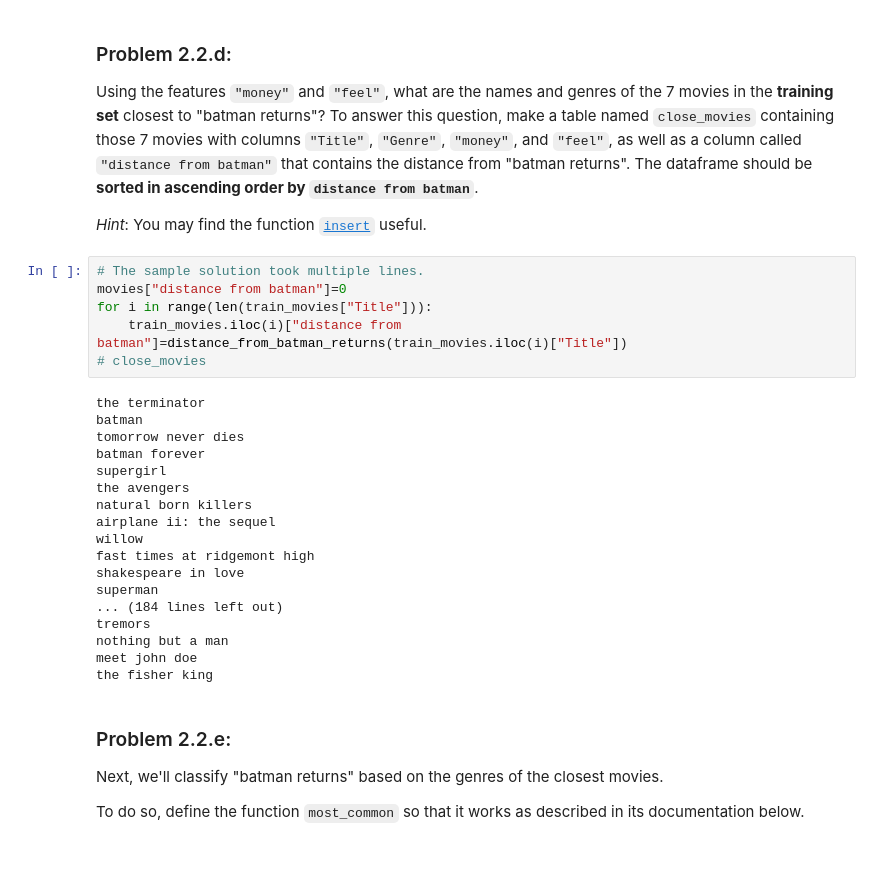
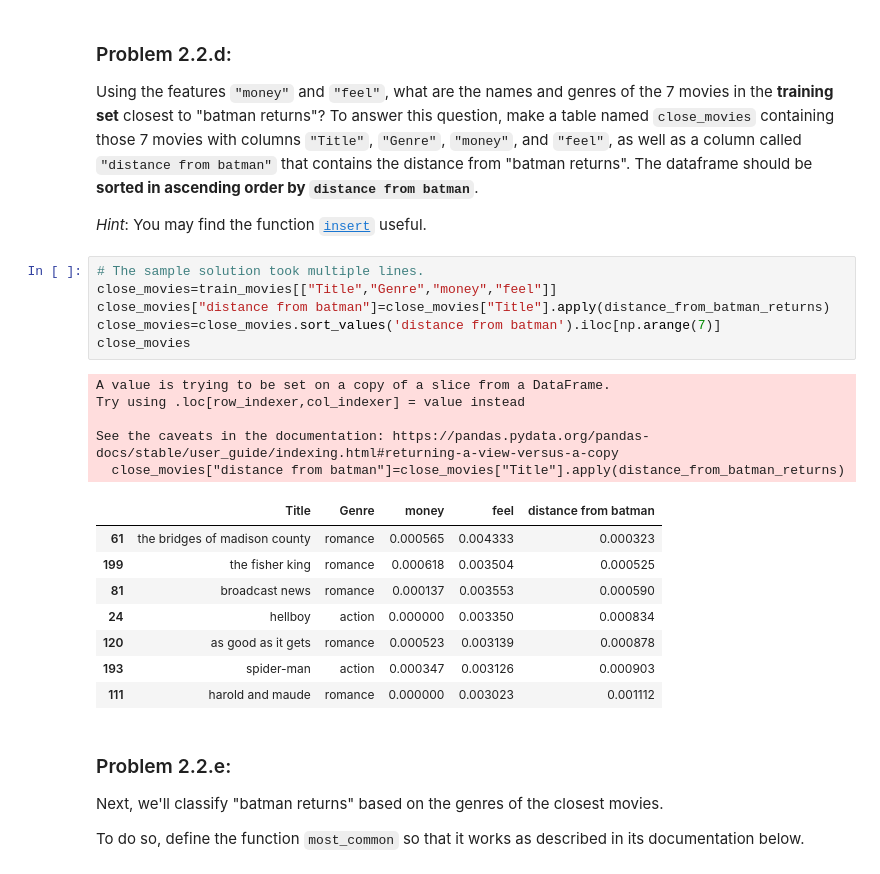
Before and after one commit to shashankd98/Binary_BH, a Jupyter notebook: assignments/assn1/assn1.ipynb, the cells around one changed output. Cells and saved outputs as stored; diff of their text form.

```diff
--- a/assignments/assn1/assn1.ipynb
+++ b/assignments/assn1/assn1.ipynb
@@ -605,28 +605,24 @@ Using the features `"money"` and `"feel"`, what are the names and genres of the
 *Hint*: You may find the function [`insert`](https://pandas.pydata.org/docs/reference/api/pandas.DataFrame.insert.html) useful.
 # %%
 # The sample solution took multiple lines.
-movies["distance from batman"]=0
-for i in range(len(train_movies["Title"])):
-    train_movies.iloc(i)["distance from batman"]=distance_from_batman_returns(train_movies.iloc(i)["Title"])
-# close_movies
+close_movies=train_movies[["Title","Genre","money","feel"]]
+close_movies["distance from batman"]=close_movies["Title"].apply(distance_from_batman_returns)
+close_movies=close_movies.sort_values('distance from batman').iloc[np.arange(7)]
+close_movies
 # %% [output]
-the terminator
-batman
-tomorrow never dies
-batman forever
-supergirl
-the avengers
-natural born killers
-airplane ii: the sequel
-willow
-fast times at ridgemont high
-shakespeare in love
-superman
-... (184 lines left out)
-tremors
-nothing but a man
-meet john doe
-the fisher king
+A value is trying to be set on a copy of a slice from a DataFrame.
+Try using .loc[row_indexer,col_indexer] = value instead
+
+See the caveats in the documentation: https://pandas.pydata.org/pandas-docs/stable/user_guide/indexing.html#returning-a-view-versus-a-copy
+  close_movies["distance from batman"]=close_movies["Title"].apply(distance_from_batman_returns)
+|  | Title | Genre | money | feel | distance from batman |
+| 61 | the bridges of madison county | romance | 0.000565 | 0.004333 | 0.000323 |
+| 199 | the fisher king | romance | 0.000618 | 0.003504 | 0.000525 |
+| 81 | broadcast news | romance | 0.000137 | 0.003553 | 0.000590 |
+| 24 | hellboy | action | 0.000000 | 0.003350 | 0.000834 |
+| 120 | as good as it gets | romance | 0.000523 | 0.003139 | 0.000878 |
+| 193 | spider-man | action | 0.000347 | 0.003126 | 0.000903 |
+| 111 | harold and maude | romance | 0.000000 | 0.003023 | 0.001112 |
 # %% [markdown]
 ### Problem 2.2.e:
 
```
Also changed, not shown: parts of 2 cells of this notebook.
